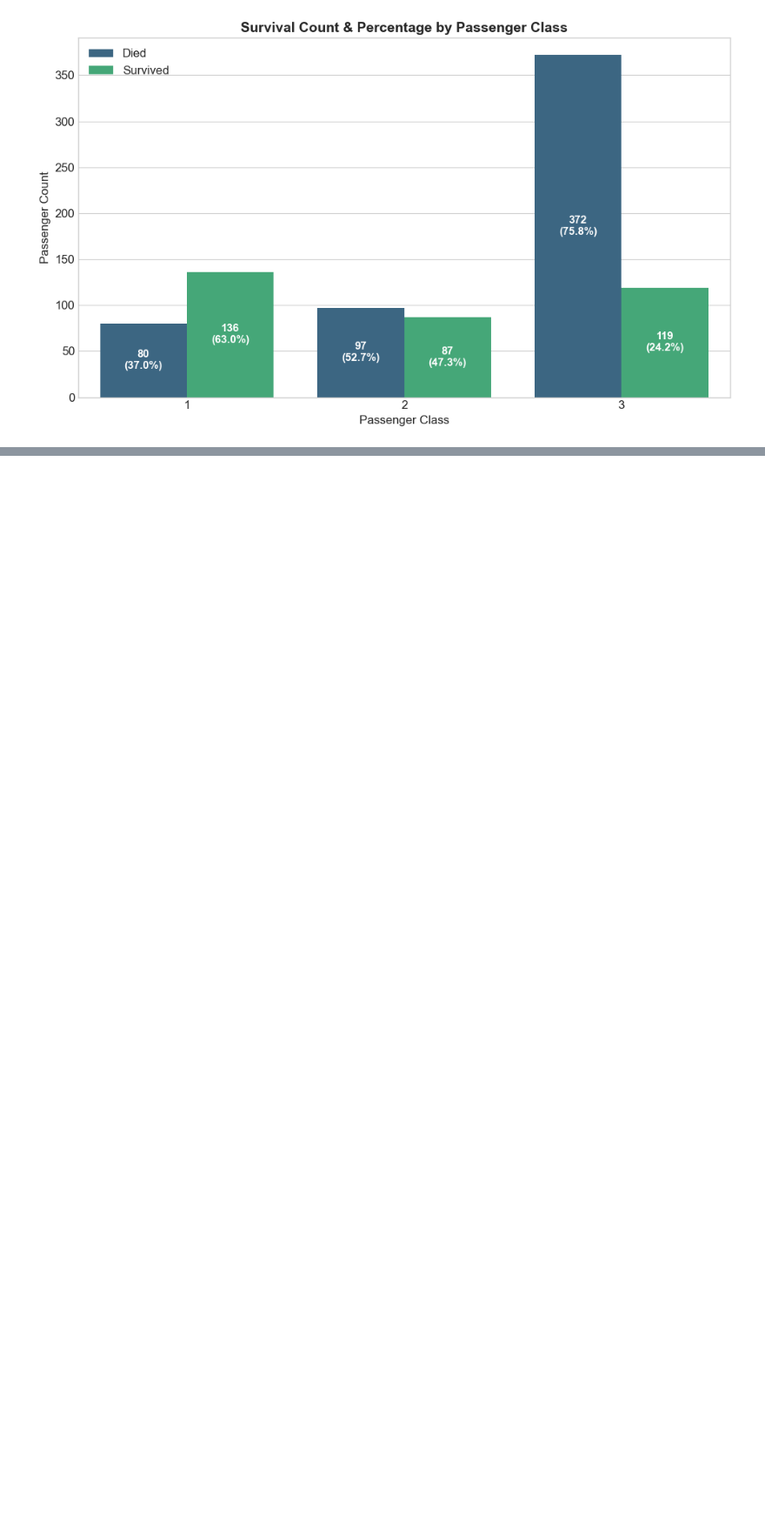
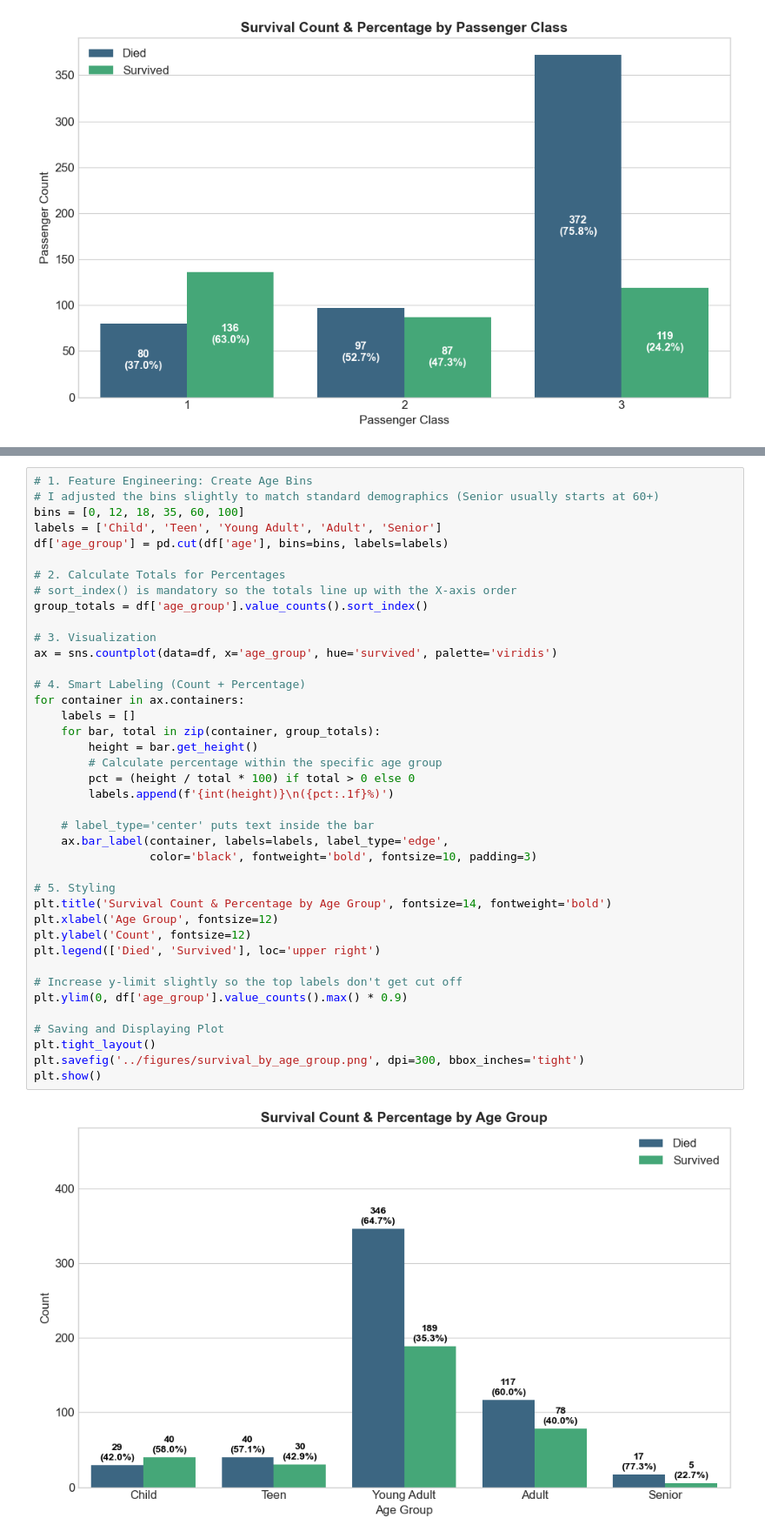
Before and after one commit to profadept/titanic-survival-analysis, a Jupyter notebook: notebooks/titanic-survival-analysis.ipynb, the cells around one changed output, grey strips where cells are left out. Shown at 87% size. Drawn from its saved outputs; the diff is of its cells as text; blank space fills up the shorter version.

```diff
--- a/notebooks/titanic-survival-analysis.ipynb
+++ b/notebooks/titanic-survival-analysis.ipynb
@@ -754,0 +758,42 @@ plt.show()
+# %%
+# 1. Feature Engineering: Create Age Bins
+# I adjusted the bins slightly to match standard demographics (Senior usually starts at 60+)
+bins = [0, 12, 18, 35, 60, 100]
+labels = ['Child', 'Teen', 'Young Adult', 'Adult', 'Senior']
+df['age_group'] = pd.cut(df['age'], bins=bins, labels=labels)
+
+# 2. Calculate Totals for Percentages
+# sort_index() is mandatory so the totals line up with the X-axis order
+group_totals = df['age_group'].value_counts().sort_index()
+
+# 3. Visualization
+ax = sns.countplot(data=df, x='age_group', hue='survived', palette='viridis')
+
+# 4. Smart Labeling (Count + Percentage)
+for container in ax.containers:
+    labels = []
+    for bar, total in zip(container, group_totals):
+        height = bar.get_height()
+        # Calculate percentage within the specific age group
+        pct = (height / total * 100) if total > 0 else 0
+        labels.append(f'{int(height)}\n({pct:.1f}%)')
+
+    # label_type='center' puts text inside the bar
+    ax.bar_label(container, labels=labels, label_type='edge',
+                 color='black', fontweight='bold', fontsize=10, padding=3)
+
+# 5. Styling
+plt.title('Survival Count & Percentage by Age Group', fontsize=14, fontweight='bold')
+plt.xlabel('Age Group', fontsize=12)
+plt.ylabel('Count', fontsize=12)
+plt.legend(['Died', 'Survived'], loc='upper right')
+
+# Increase y-limit slightly so the top labels don't get cut off
+plt.ylim(0, df['age_group'].value_counts().max() * 0.9)
+
+# Saving and Displaying Plot
+plt.tight_layout()
+plt.savefig('../figures/survival_by_age_group.png', dpi=300, bbox_inches='tight')
+plt.show()
+# %% [output]
+[figure, added]
```
Also changed, not shown: parts of 11 cells of this notebook, 4 other files.
